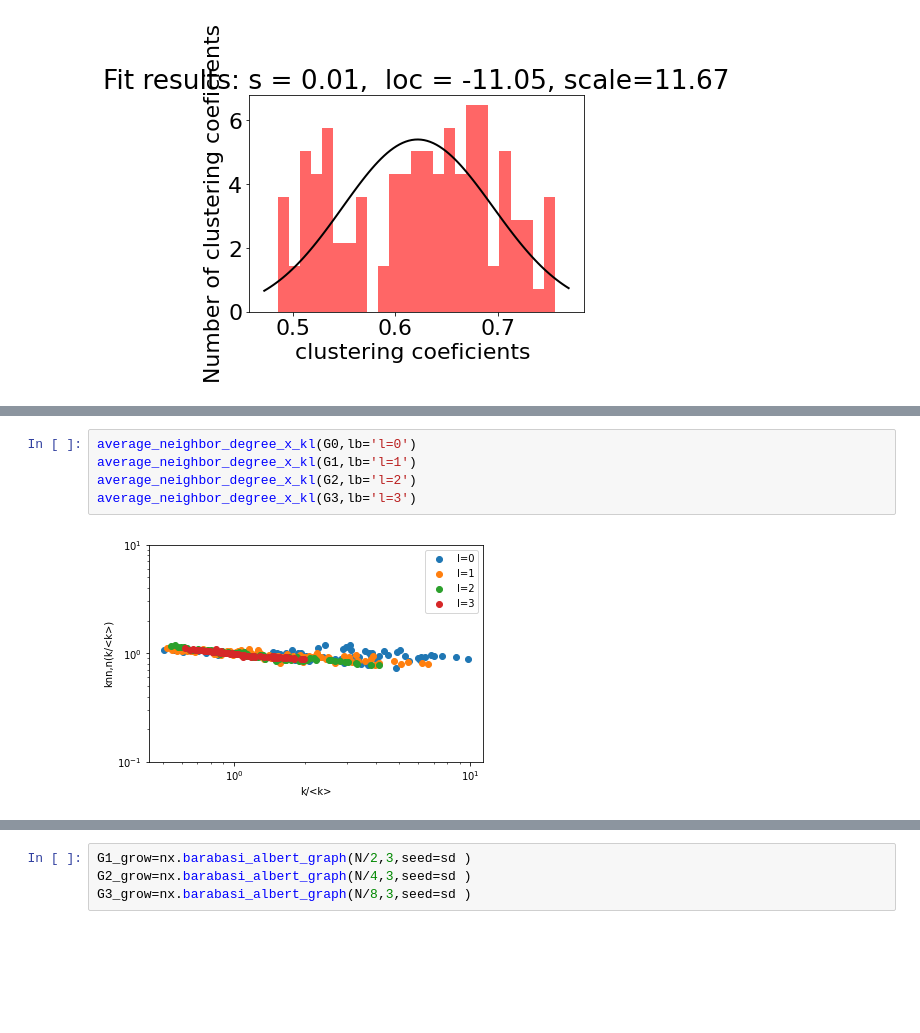
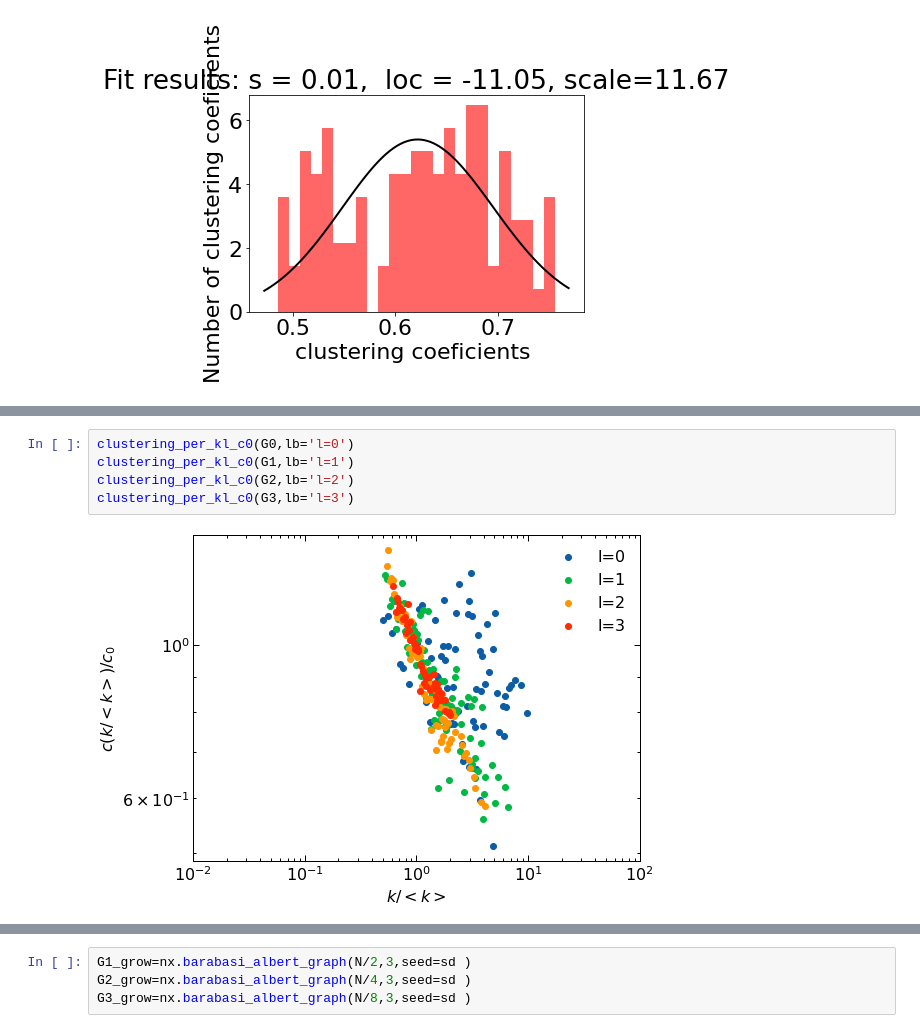
Before and after one commit to matheusloures42/renormalization-simplicial-complexes, a Jupyter notebook: barabasi.ipynb, the cells around one changed output, grey strips where cells are left out. Saved outputs shown, nothing was run; the diff lists cells and outputs as text; blank space fills up the shorter version.

```diff
--- a/barabasi.ipynb
+++ b/barabasi.ipynb
@@ -147,7 +127,7 @@ print(norm)
-# %%
-average_neighbor_degree_x_kl(G0,lb='l=0')
-average_neighbor_degree_x_kl(G1,lb='l=1')
-average_neighbor_degree_x_kl(G2,lb='l=2')
-average_neighbor_degree_x_kl(G3,lb='l=3')
-# %% [output]
-[figure, removed]
+# %%
+clustering_per_kl_c0(G0,lb='l=0')
+clustering_per_kl_c0(G1,lb='l=1')
+clustering_per_kl_c0(G2,lb='l=2')
+clustering_per_kl_c0(G3,lb='l=3')
+# %% [output]
+[figure, added]
```
Also changed, not shown: parts of 44 cells of this notebook, 5 other files.
